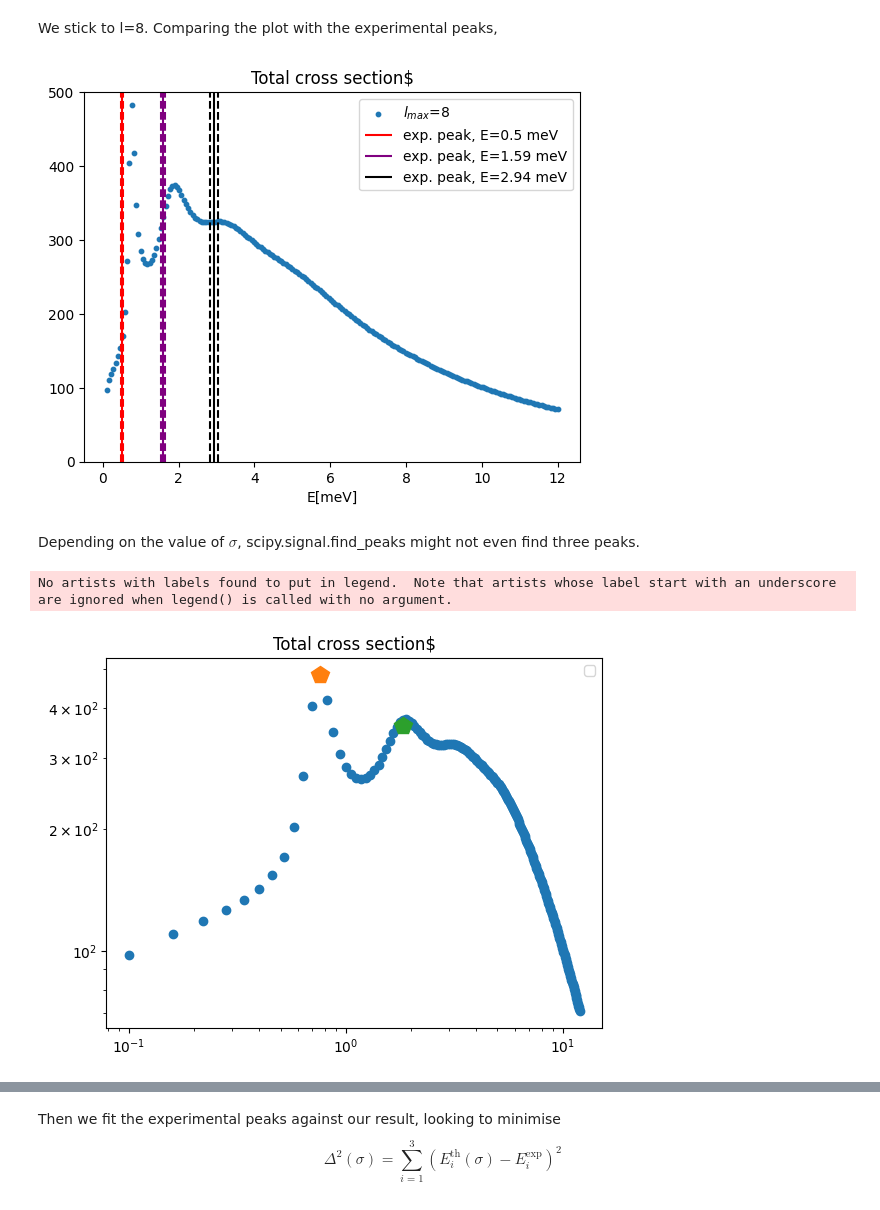
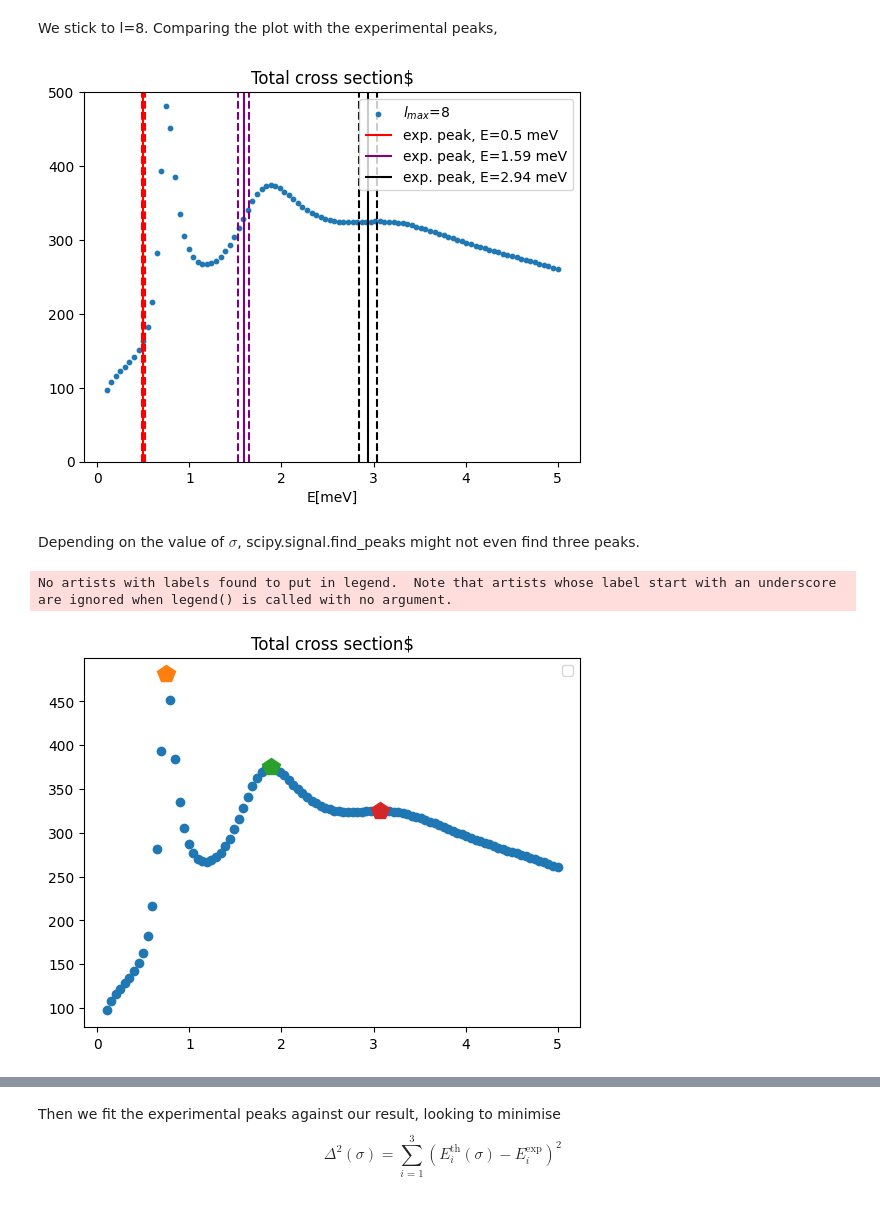
Before and after one commit to marcobeIIa/computational_physics, a Jupyter notebook: Lusvardi_Bella_Parolini_H_Kr_scattering.ipynb, the cells around one changed output, grey strips where cells are left out. Drawn from its saved outputs; the diff is of its cells as text; code cells hidden in the pictures.

```diff
--- a/Lusvardi_Bella_Parolini_H_Kr_scattering.ipynb
+++ b/Lusvardi_Bella_Parolini_H_Kr_scattering.ipynb
@@ -346,7 +346,7 @@ verify that the phase shift we find this way is independent of the choice of the
 # %%
 # (this cell takes forever to run)
 #Define E and l vectors
-energy_step = 0.03
+energy_step = 0.1
 Evec = [round(z,3) for z in np.arange(0.0,3.6,energy_step)]
 Evec[0] = Evec[1]/10
 lvec=[z for z in range(0,l,1)]
@@ -415,7 +415,7 @@ From this analysis, we can conclude that we can simply take 1 phase shift for ea
 # %%
 l = 9
 #Define E and l vectors
-Evec2 = np.linspace(0.1,12, num=200)
+Evec2 = np.linspace(0.1,5, num=100)
 lvec=[z for z in range(0,l,1)]
 
 rep=1
@@ -477,18 +477,19 @@ plt.show()
 # %% [markdown]
 Then, we turn onto the whole cross section for our given value of $\sigma$.
 # %%
-def totalcross(l,shifts):
+def totalcross(l,shifts,Evec):
     '''
     cross section functions
-    input: l = maximum spherical harmonic
+    input: l = maximum spherical harmonic + 1
            shifts = matrix of the tangent of phase shifts, as output by Phase_shift_tg for each l'<= l and E
+           Evec = energy array
     '''
     cross = np.zeros(len(Evec))
     for i in range(len(Evec)):
         a = 1e-3 * h_bar**2 *(c*1e10)**2/(2*m) #1e-3 for conversion meV, eV -> meV - 1e-10 for conversion m -> Å
         factor= 4 * a * np.pi/Evec[i]
         sum = 0
-        for k in range(l):
+        for k in range(l): #this way k = 0,...,l-1?
             tan_l = shifts[k][i]
             sin_squared = tan_l**2/(1+tan_l**2)
             sum+=(2*k+1)*sin_squared
@@ -497,16 +498,16 @@ def totalcross(l,shifts):
 
     return cross
 
-cross6 = totalcross(6,mean_shift_tg)
-cross7 = totalcross(7,mean_shift_tg)
-cross8 = totalcross(8,mean_shift_tg)
+cross6 = totalcross(6,mean_shift_tg,Evec2)
+cross7 = totalcross(7,mean_shift_tg,Evec2)
+cross8 = totalcross(8,mean_shift_tg,Evec2)
 
 fig, ax = plt.subplots()
 ax.set_title(r'Total cross section')
-ax.set_xscale('log')
-ax.plot(Evec, cross6, 'o', alpha=.2)
-ax.plot(Evec, cross8, 'p', alpha=.2)
-ax.plot(Evec, cross7, 's', alpha=.2)
+#ax.set_xscale('log')
+ax.plot(Evec2, cross6, 'o', alpha=.2)
+ax.plot(Evec2, cross7, 'p', alpha=.2)
+ax.plot(Evec2, cross8, 's', alpha=.2)
 plt.legend(['l=6', 'l=7', 'l=8'], loc='best', title='lmax', fontsize='small')
 plt.show()
 # %% [output]
@@ -520,7 +521,7 @@ E_exp_err = [0.02,0.06,0.1] #meV
 fig, ax = plt.subplots()
 ax.set_title(r'Total cross section$')
 ax.set_ylim(0,500)
-plt.scatter(Evec,cross8,label='$l_{max}$='f'{8}',s=10)
+plt.scatter(Evec2,cross8,label='$l_{max}$='f'{8}',s=10)
 plt.xlabel('E[meV]')
 
 
@@ -536,26 +537,26 @@ plt.vlines(E_exp[2]-E_exp_err[2],0,500, color='black',linestyle='--')
 plt.legend()
 plt.show()
 # %% [output]
-[figure, old version]
+[figure, new version]
 # %% [markdown]
 Depending on the value of $\sigma$, scipy.signal.find_peaks might not even find three peaks.
 # %%
-peaks_position6=[]
-peak6, peak_position6 = find_peaks(cross6)
-peaks_position6.append(list(peak6))
+peaks_position8=[]
+peak8, peak_position8 = find_peaks(cross8)
+peaks_position8.append(list(peak8))
 
 fig, ax = plt.subplots()
 ax.set_title(r'Total cross section$')
-ax.set_xscale('log')
-ax.set_yscale('log')
-ax.plot(Evec,cross8,'o')
-for i in range(len(peak6)):
-    ax.plot(Evec[peak6[i]], cross6[peak6[i]], 'p', markersize=13)
+#ax.set_xscale('log')
+#ax.set_yscale('log')
+ax.plot(Evec2,cross8,'o')
+for i in range(len(peak8)):
+    ax.plot(Evec2[peak8[i]], cross8[peak8[i]], 'p', markersize=13)
 plt.legend(loc='best')
 plt.show()
 # %% [output]
 No artists with labels found to put in legend.  Note that artists whose label start with an underscore are ignored when legend() is called with no argument.
-[figure, old version]
+[figure, new version]
 # %% [markdown]
 Thus we skim off the cases where the cross section does not have 3 peaks. We introduce an array of values of $\sigma$ (sigma_test), compute the total cross section as a function of energy (on the energy grid Evec3)
 
```
Also changed, not shown: parts of 7 cells of this notebook.
